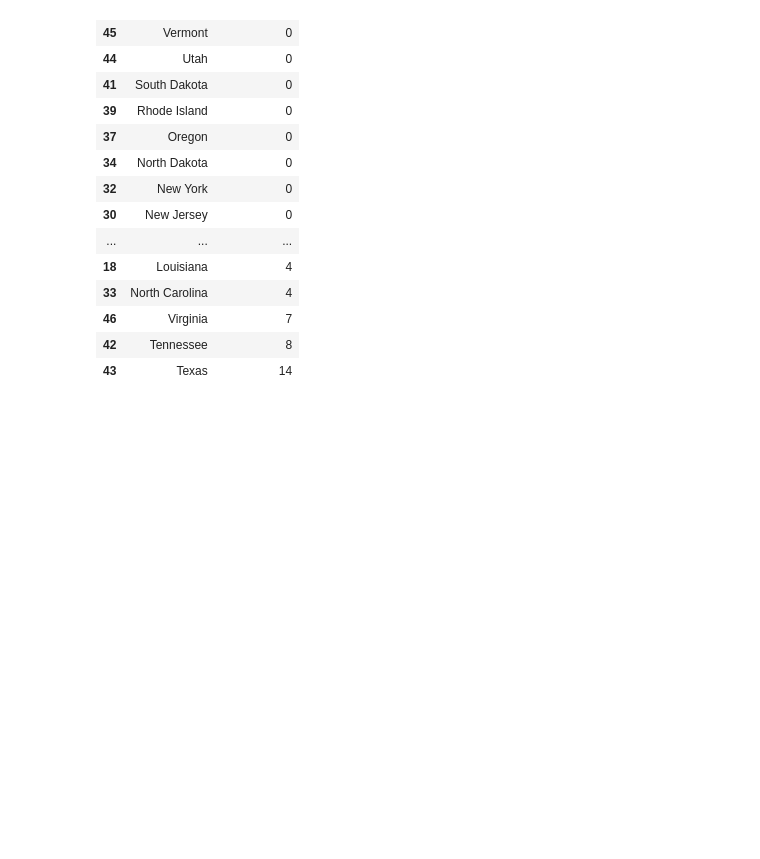
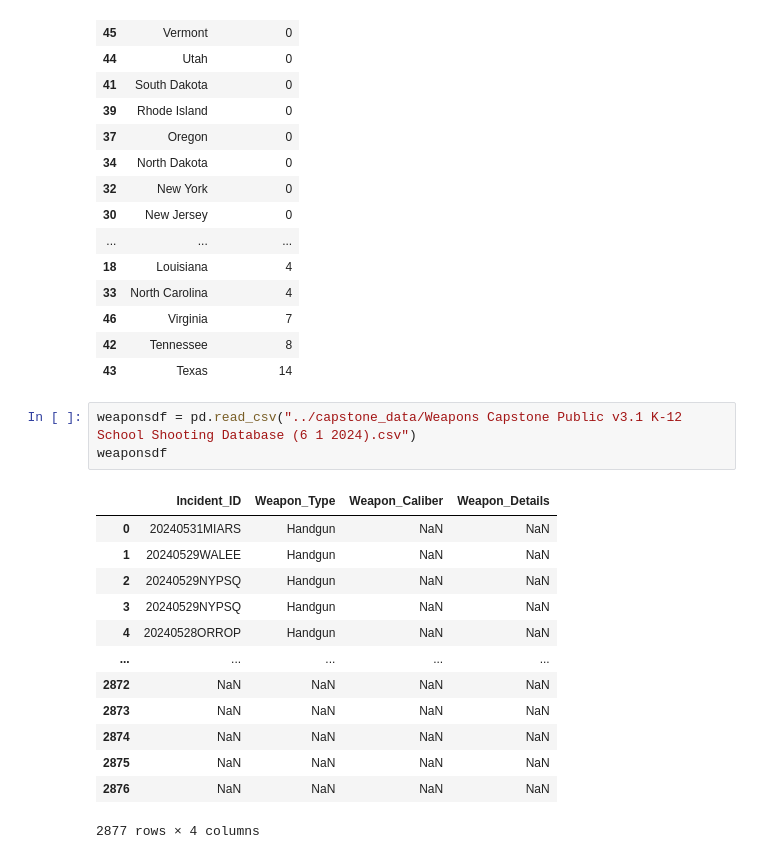
Before and after one commit to AdellAD4/U.S._Gun_Violence_DA11_Capstone_Project, a Jupyter notebook: notebooks/AAD_DA11_Capstone.ipynb, the cells around one changed output. Cells and saved outputs as stored; diff of their text form; blank space fills up the shorter version.

```diff
--- a/notebooks/AAD_DA11_Capstone.ipynb
+++ b/notebooks/AAD_DA11_Capstone.ipynb
@@ -925,3 +925,20 @@ teen_dths_state
 | 46 | Virginia | 7 |
 | 42 | Tennessee | 8 |
 | 43 | Texas | 14 |
+# %%
+weaponsdf = pd.read_csv("../capstone_data/Weapons Capstone Public v3.1 K-12 School Shooting Database (6 1 2024).csv")
+weaponsdf
+# %% [output]
+|  | Incident_ID | Weapon_Type | Weapon_Caliber | Weapon_Details |
+| 0 | 20240531MIARS | Handgun | NaN | NaN |
+| 1 | 20240529WALEE | Handgun | NaN | NaN |
+| 2 | 20240529NYPSQ | Handgun | NaN | NaN |
+| 3 | 20240529NYPSQ | Handgun | NaN | NaN |
+| 4 | 20240528ORROP | Handgun | NaN | NaN |
+| ... | ... | ... | ... | ... |
+| 2872 | NaN | NaN | NaN | NaN |
+| 2873 | NaN | NaN | NaN | NaN |
+| 2874 | NaN | NaN | NaN | NaN |
+| 2875 | NaN | NaN | NaN | NaN |
+| 2876 | NaN | NaN | NaN | NaN |
+2877 rows × 4 columns
```
Also changed, not shown: parts of 8 cells of this notebook, 2 other files.
